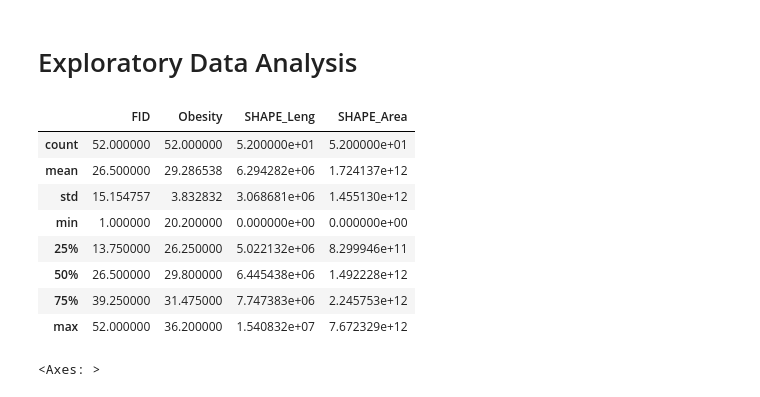
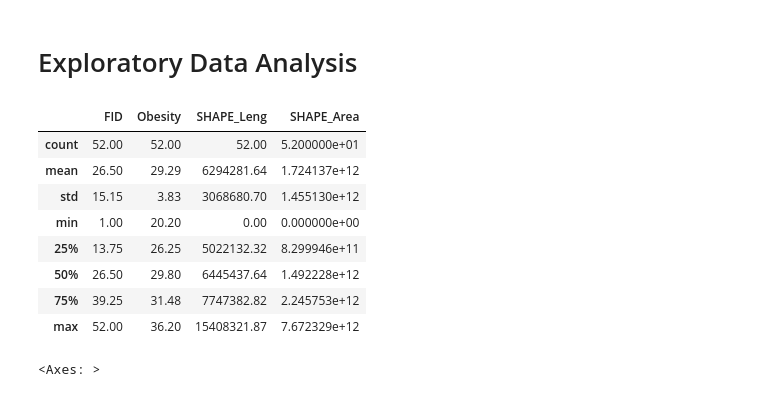
Before and after one commit to kpatwa153/gis, a Jupyter notebook: map.ipynb, the cells around one changed output. Drawn from its saved outputs; the diff is of its cells as text; code cells hidden in the pictures.

```diff
--- a/map.ipynb
+++ b/map.ipynb
@@ -98,17 +98,17 @@ dtype: object
 # Exploratory Data Analysis
 # %%
 #Using the describe function
-obs.describe()
+obs.describe().round(2) #aok: good, yes do use it
 # %% [output]
 |  | FID | Obesity | SHAPE_Leng | SHAPE_Area |
-| count | 52.000000 | 52.000000 | 5.200000e+01 | 5.200000e+01 |
-| mean | 26.500000 | 29.286538 | 6.294282e+06 | 1.724137e+12 |
-| std | 15.154757 | 3.832832 | 3.068681e+06 | 1.455130e+12 |
-| min | 1.000000 | 20.200000 | 0.000000e+00 | 0.000000e+00 |
-| 25% | 13.750000 | 26.250000 | 5.022132e+06 | 8.299946e+11 |
-| 50% | 26.500000 | 29.800000 | 6.445438e+06 | 1.492228e+12 |
-| 75% | 39.250000 | 31.475000 | 7.747383e+06 | 2.245753e+12 |
-| max | 52.000000 | 36.200000 | 1.540832e+07 | 7.672329e+12 |
+| count | 52.00 | 52.00 | 52.00 | 5.200000e+01 |
+| mean | 26.50 | 29.29 | 6294281.64 | 1.724137e+12 |
+| std | 15.15 | 3.83 | 3068680.70 | 1.455130e+12 |
+| min | 1.00 | 20.20 | 0.00 | 0.000000e+00 |
+| 25% | 13.75 | 26.25 | 5022132.32 | 8.299946e+11 |
+| 50% | 26.50 | 29.80 | 6445437.64 | 1.492228e+12 |
+| 75% | 39.25 | 31.48 | 7747382.82 | 2.245753e+12 |
+| max | 52.00 | 36.20 | 15408321.87 | 7.672329e+12 |
 # %%
 fig, ax = plt.subplots(1, figsize=(6,10))
 obs.plot(ax=ax,column='Obesity',legend=True,cmap='YlOrRd',scheme='natural_breaks',k=5,
```
Also changed, not shown: parts of 6 cells of this notebook.
